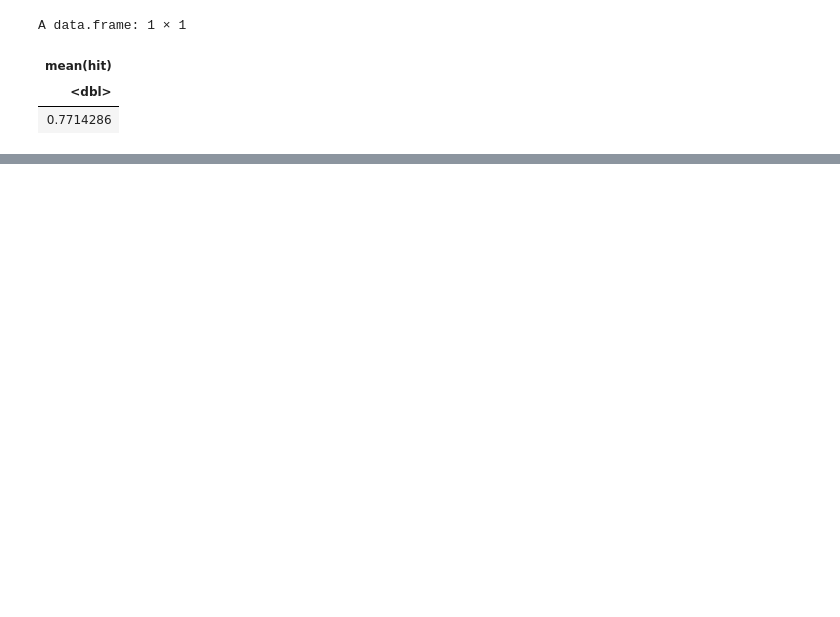
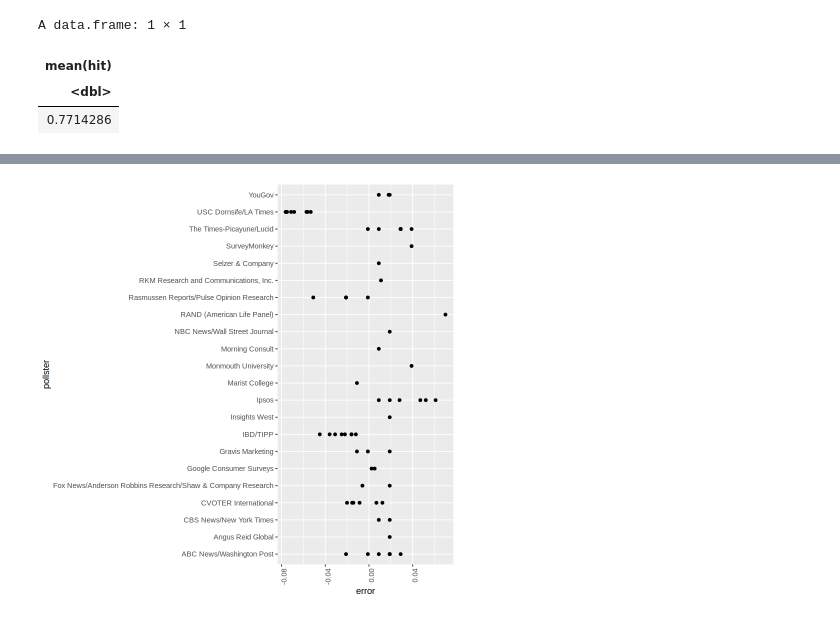
Before and after one commit to benitojpc/data-science-infering-modeling, a Jupyter notebook: Inference-Modeling.ipynb, the cells around one changed output, grey strips where cells are left out. Drawn from its saved outputs; the diff is of its cells as text; code cells hidden in the pictures; blank space fills up the shorter version.

```diff
--- a/Inference-Modeling.ipynb
+++ b/Inference-Modeling.ipynb
@@ -1666,0 +1682,14 @@ A data.frame: 1 × 1
+# %%
+my_packages <- c( "dslabs", "tidyverse" )
+not_installed <- my_packages[!(my_packages %in% installed.packages() [, "Package"])]
+if ( length( not_installed ) ) install.packages( not_installed )
+
+library( tidyverse )
+library( dslabs )
+
+data( "polls_us_election_2016" )
+polls <- polls_us_election_2016 %>% filter( enddate >= "2016-10-31" & state == "U.S." )
+
+polls <- polls %>%
+            mutate(d_hat = (polls$rawpoll_clinton / 100) - (polls$rawpoll_trump / 100) )
+head( polls )
@@ -1666,0 +1708,6 @@ A data.frame: 1 × 1
+# %%
+d <- 0.021
+
+polls <- polls %>%
+            mutate( error = (d_hat - d) )
+head( polls )
@@ -1666,0 +1724,6 @@ A data.frame: 1 × 1
+# %%
+polls %>% ggplot(aes(x = error, y = pollster)) +
+  geom_point() +
+  theme(axis.text.x = element_text(angle = 90, hjust = 1))
+# %% [output]
+[figure, added]
```
Also changed, not shown: parts of 31 cells of this notebook, 2 other files.
